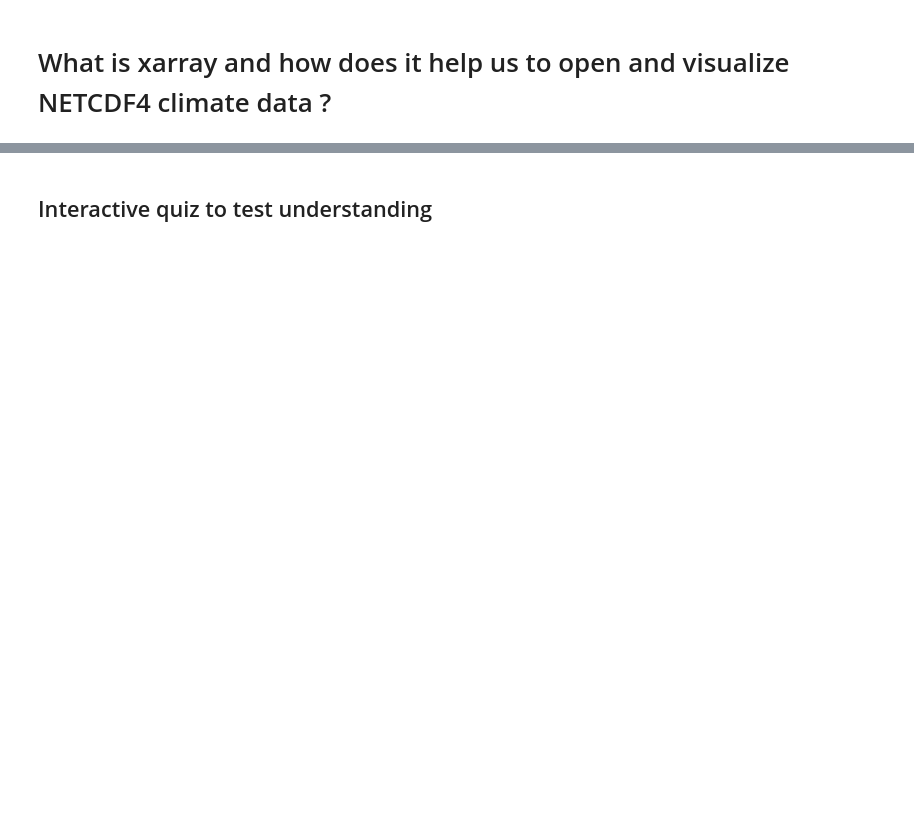
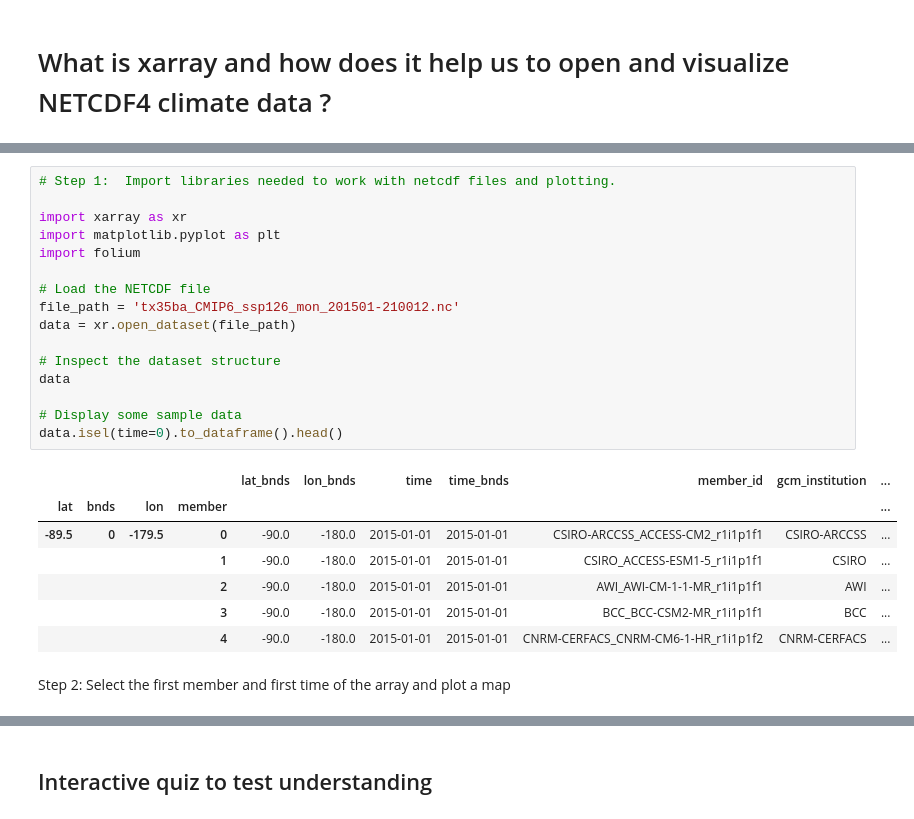
Before and after one commit to PHI-Case-Studies/2024-Climate-Heat-Stress, a Jupyter notebook: NB01-Introduction-Background-Data-Management.ipynb, the cells around one changed output, grey strips where cells are left out. Saved outputs shown, nothing was run; the diff lists cells and outputs as text; blank space fills up the shorter version.

```diff
--- a/NB01-Introduction-Background-Data-Management.ipynb
+++ b/NB01-Introduction-Background-Data-Management.ipynb
@@ -408,0 +431,26 @@ print(f"Updated dataset with 'year' coordinate saved to {updated_file_path}")
+# %%
+# Step 1:  Import libraries needed to work with netcdf files and plotting.
+
+import xarray as xr
+import matplotlib.pyplot as plt
+import folium
+
+# Load the NETCDF file
+file_path = 'tx35ba_CMIP6_ssp126_mon_201501-210012.nc'
+data = xr.open_dataset(file_path)
+
+# Inspect the dataset structure
+data
+
+# Display some sample data
+data.isel(time=0).to_dataframe().head()
+# %% [output]
+|  |  |  |  | lat_bnds | lon_bnds | time | time_bnds | member_id | gcm_institution | ... |
+| lat | bnds | lon | member |  |  |  |  |  |  | ... |
+| -89.5 | 0 | -179.5 | 0 | -90.0 | -180.0 | 2015-01-01 | 2015-01-01 | CSIRO-ARCCSS_ACCESS-CM2_r1i1p1f1 | CSIRO-ARCCSS | ... |
+|  |  |  | 1 | -90.0 | -180.0 | 2015-01-01 | 2015-01-01 | CSIRO_ACCESS-ESM1-5_r1i1p1f1 | CSIRO | ... |
+|  |  |  | 2 | -90.0 | -180.0 | 2015-01-01 | 2015-01-01 | AWI_AWI-CM-1-1-MR_r1i1p1f1 | AWI | ... |
+|  |  |  | 3 | -90.0 | -180.0 | 2015-01-01 | 2015-01-01 | BCC_BCC-CSM2-MR_r1i1p1f1 | BCC | ... |
+|  |  |  | 4 | -90.0 | -180.0 | 2015-01-01 | 2015-01-01 | CNRM-CERFACS_CNRM-CM6-1-HR_r1i1p1f2 | CNRM-CERFACS | ... |
+# %% [markdown]
+Step 2: Select the first member and first time of the array and plot a map
```
Also changed, not shown: parts of 56 cells of this notebook.
